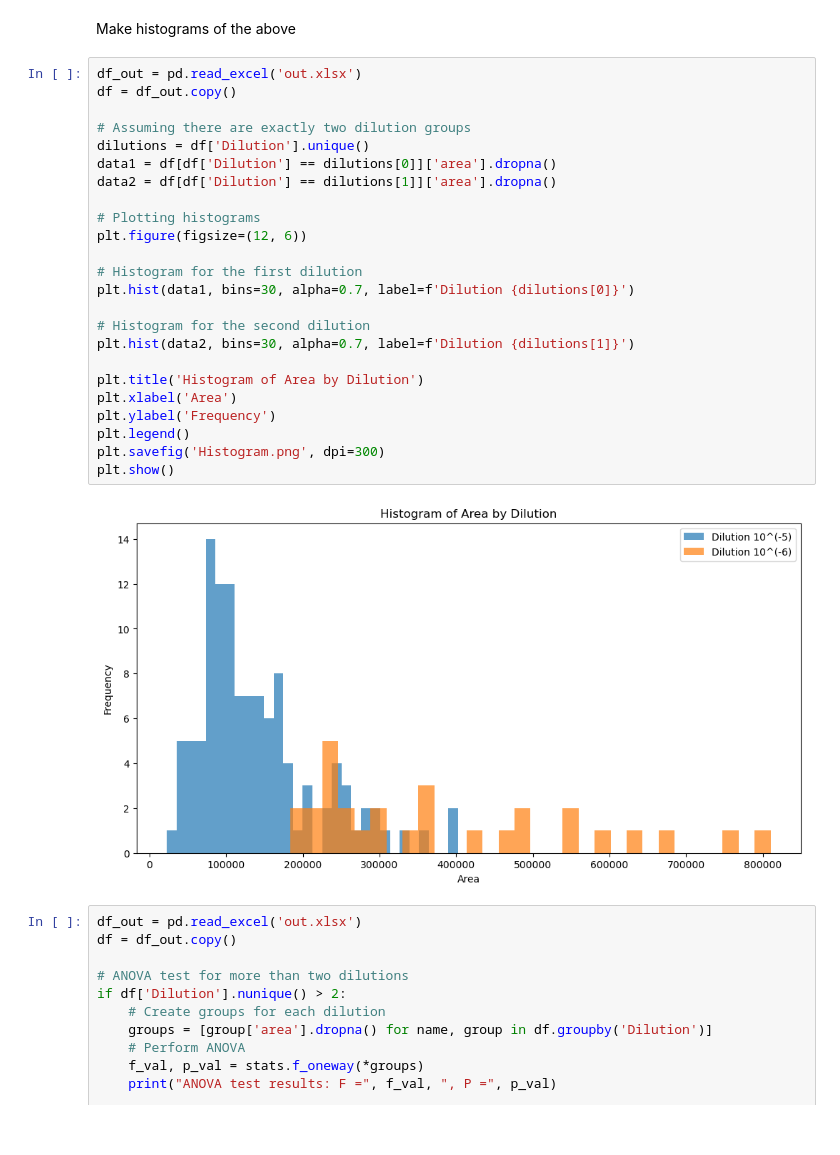
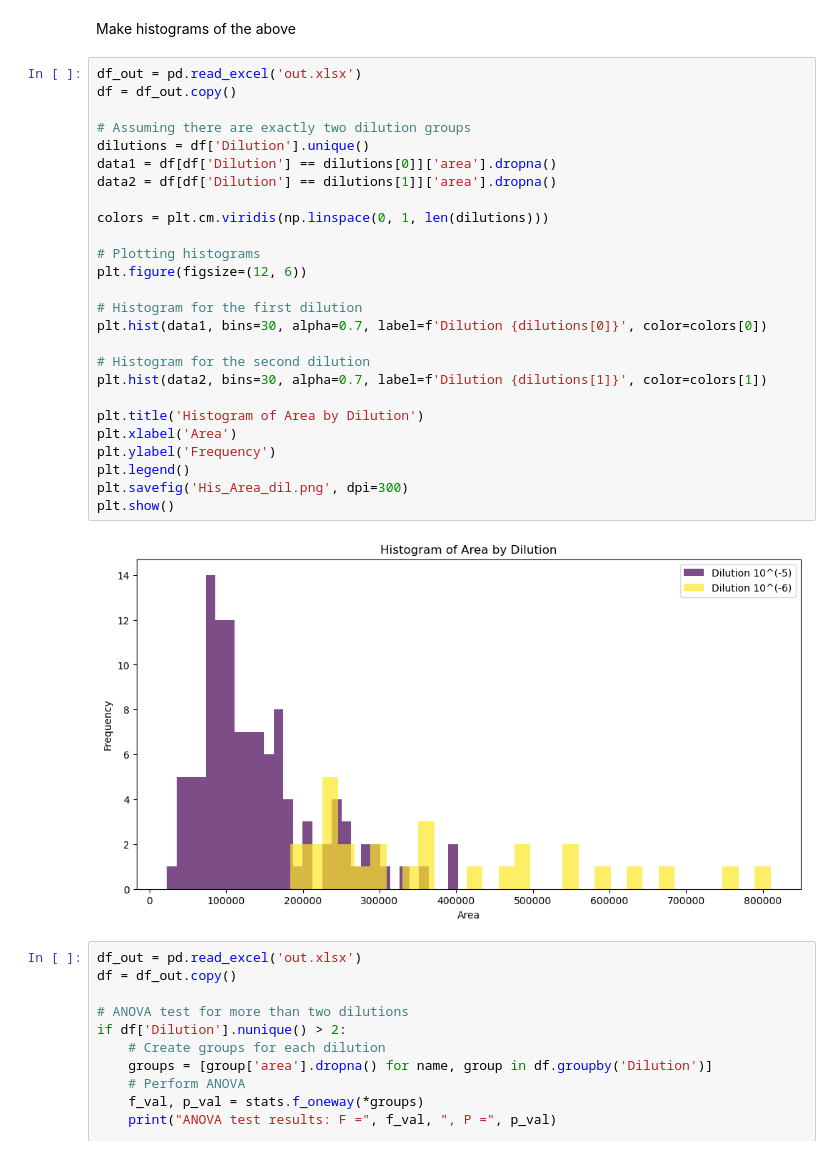
Before and after one commit to RudgeLab/popdyn, a Jupyter notebook: Notebooks/colonies_size.ipynb, the cells around one changed output. Cells and saved outputs as stored; diff of their text form.

```diff
--- a/Notebooks/colonies_size.ipynb
+++ b/Notebooks/colonies_size.ipynb
@@ -473,29 +480,31 @@ Make histograms of the above
 # %%
 df_out = pd.read_excel('out.xlsx')
 df = df_out.copy()
 
 # Assuming there are exactly two dilution groups
 dilutions = df['Dilution'].unique()
 data1 = df[df['Dilution'] == dilutions[0]]['area'].dropna()
 data2 = df[df['Dilution'] == dilutions[1]]['area'].dropna()
 
+colors = plt.cm.viridis(np.linspace(0, 1, len(dilutions)))
+
 # Plotting histograms
 plt.figure(figsize=(12, 6))
 
 # Histogram for the first dilution
-plt.hist(data1, bins=30, alpha=0.7, label=f'Dilution {dilutions[0]}')
+plt.hist(data1, bins=30, alpha=0.7, label=f'Dilution {dilutions[0]}', color=colors[0])
 
 # Histogram for the second dilution
-plt.hist(data2, bins=30, alpha=0.7, label=f'Dilution {dilutions[1]}')
+plt.hist(data2, bins=30, alpha=0.7, label=f'Dilution {dilutions[1]}', color=colors[1])
 
 plt.title('Histogram of Area by Dilution')
 plt.xlabel('Area')
 plt.ylabel('Frequency')
 plt.legend()
-plt.savefig('Histogram.png', dpi=300)
+plt.savefig('His_Area_dil.png', dpi=300)
 plt.show()
 # %% [output]
-[figure, old version]
+[figure, new version]
 # %%
 df_out = pd.read_excel('out.xlsx')
 df = df_out.copy()
```
Also changed, not shown: parts of 8 cells of this notebook, 4 other files.
